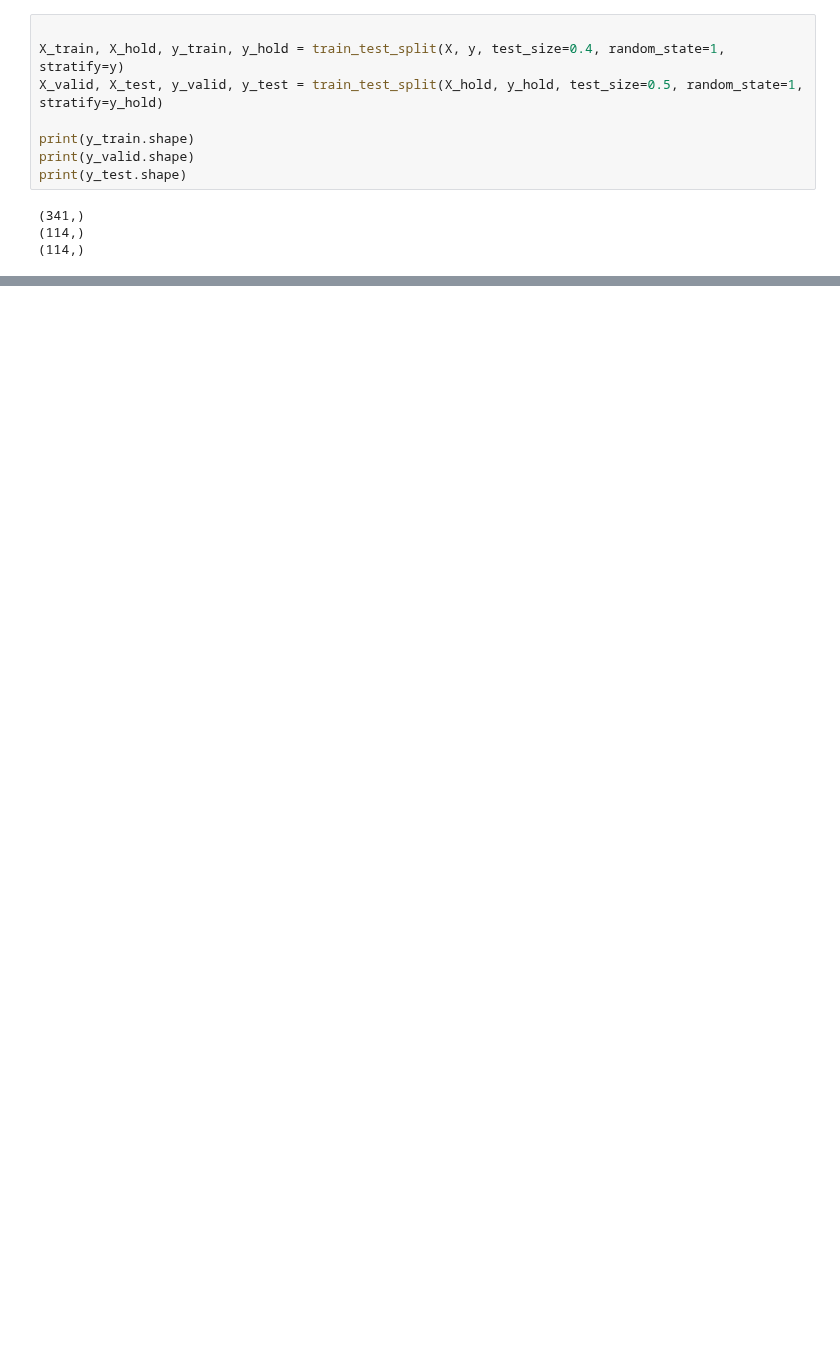
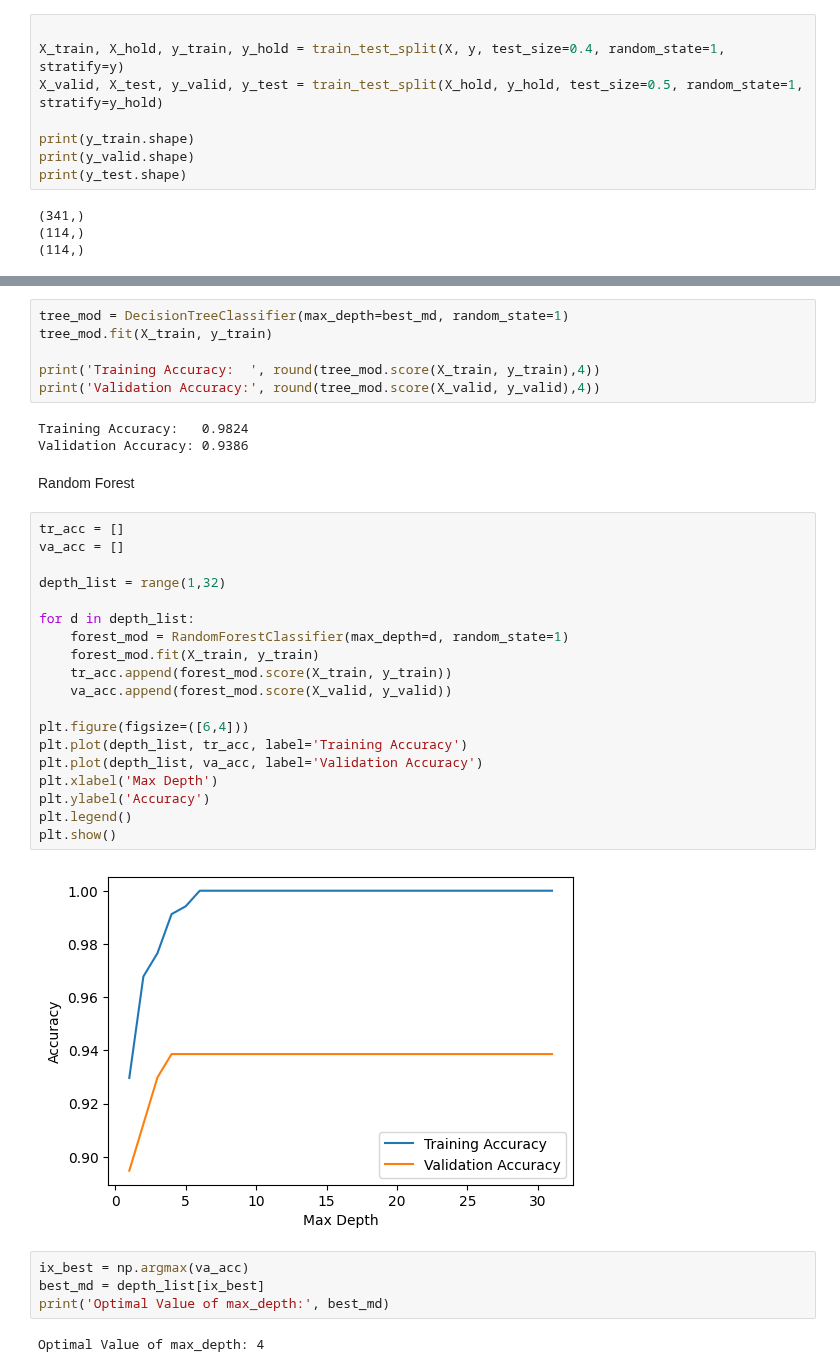
Before and after one commit to kailiwheeler/dsa425, a Jupyter notebook: projects/confusion matrix/cancer.ipynb, the cells around one changed output, grey strips where cells are left out. Cells and saved outputs as stored; diff of their text form; blank space fills up the shorter version.

```diff
--- a/projects/confusion matrix/cancer.ipynb
+++ b/projects/confusion matrix/cancer.ipynb
@@ -35,0 +92,38 @@ InvalidParameterError: The 'penalty' parameter of LogisticRegression must be a s
+# %%
+tree_mod = DecisionTreeClassifier(max_depth=best_md, random_state=1)
+tree_mod.fit(X_train, y_train)
+
+print('Training Accuracy:  ', round(tree_mod.score(X_train, y_train),4))
+print('Validation Accuracy:', round(tree_mod.score(X_valid, y_valid),4))
+# %% [output]
+Training Accuracy:   0.9824
+Validation Accuracy: 0.9386
+# %% [markdown]
+Random Forest
+# %%
+tr_acc = []
+va_acc = []
+
+depth_list = range(1,32)
+
+for d in depth_list:
+    forest_mod = RandomForestClassifier(max_depth=d, random_state=1)
+    forest_mod.fit(X_train, y_train)
+    tr_acc.append(forest_mod.score(X_train, y_train))
+    va_acc.append(forest_mod.score(X_valid, y_valid))
+
+plt.figure(figsize=([6,4]))
+plt.plot(depth_list, tr_acc, label='Training Accuracy')
+plt.plot(depth_list, va_acc, label='Validation Accuracy')
+plt.xlabel('Max Depth')
+plt.ylabel('Accuracy')
+plt.legend()
+plt.show()
+# %% [output]
+[figure, added]
+# %%
+ix_best = np.argmax(va_acc)
+best_md = depth_list[ix_best]
+print('Optimal Value of max_depth:', best_md)
+# %% [output]
+Optimal Value of max_depth: 4
```
Also changed, not shown: parts of 23 cells of this notebook, 1 other file.
